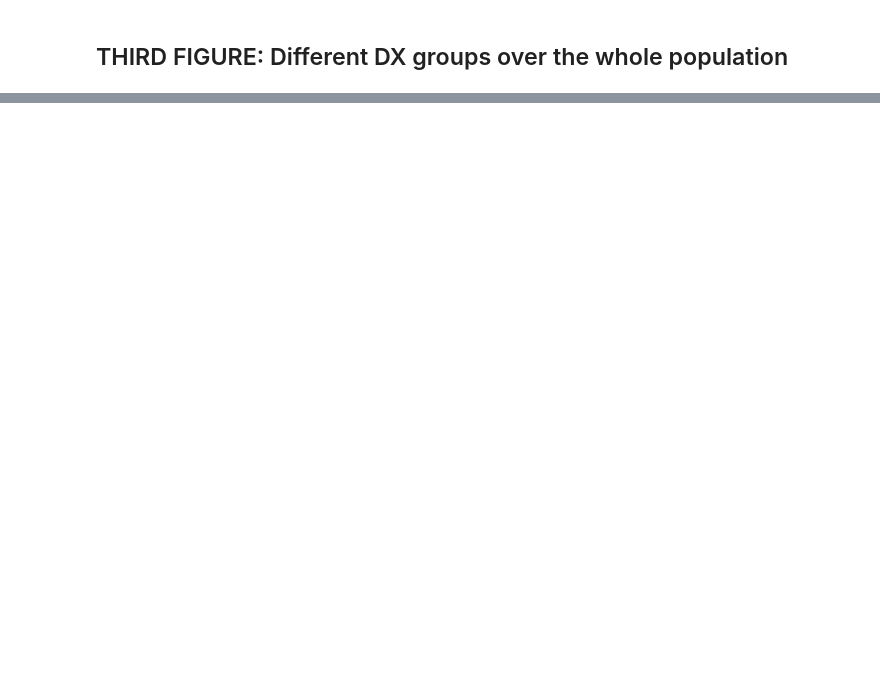
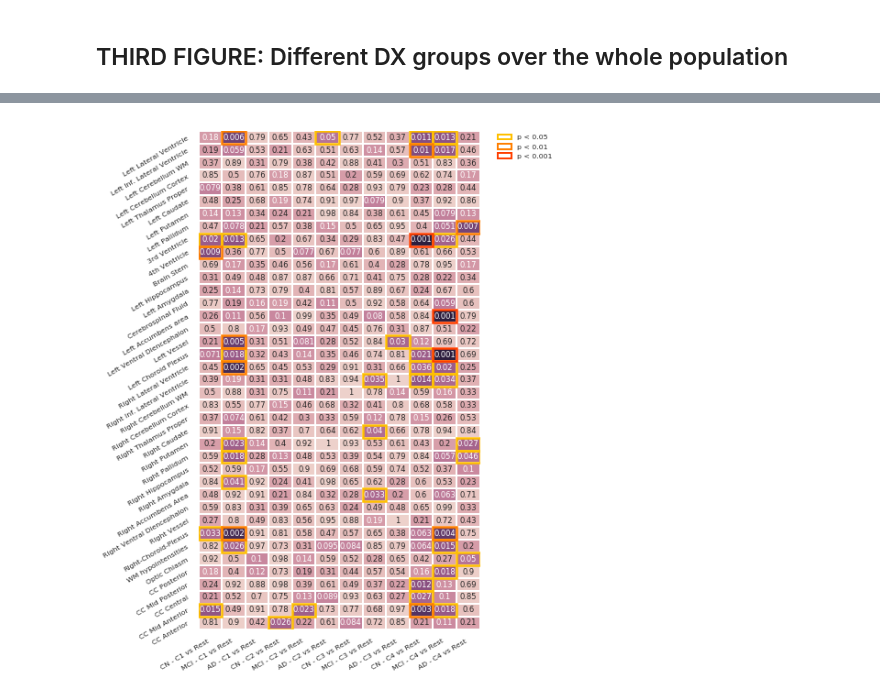
Before and after one commit to GerardMJuan/simlr-ad, a Jupyter notebook: jupyter-experiments/permutation_test.ipynb, the cells around one changed output, grey strips where cells are left out. Drawn from its saved outputs; the diff is of its cells as text; code cells hidden in the pictures; blank space fills up the shorter version.

```diff
--- a/jupyter-experiments/permutation_test.ipynb
+++ b/jupyter-experiments/permutation_test.ipynb
@@ -592,33 +596,35 @@ prob_names = ["CN - C1 vs Rest", "MCI - C1 vs Rest", "AD - C1 vs Rest",
              "CN - C4 vs Rest", "MCI - C4 vs Rest", "AD - C4 vs Rest"]
 
 cmap = sns.cubehelix_palette(11, reverse=False, as_cmap=True)
 # Draw a heatmap with the numeric values in each cell
 ax2 = sns.heatmap(df_percentiles.T, annot=percentiles_base.T, linewidths=1, ax=ax, cbar=False, cmap=cmap,
                   cbar_kws={"ticks":[0,0.5,1,1.3,1.5,2,2.5,3]}, xticklabels=prob_names, yticklabels=feature_names_fig, vmin = 0, vmax = 3)
 plt.yticks(rotation=30)
 plt.xticks(rotation=30, ha="right")
 
 # Draw rectangles about the significant values. The significant values should be added AUTOMATICALLY
 
 from matplotlib.patches import Rectangle, Patch
 
 
 colors = sns.color_palette("autumn_r", 3)
 ## Add rectangles
 for sq in p005:
     ax2.add_patch(Rectangle((sq[0], sq[1]), 1, 1, fill=False, edgecolor=colors[0], lw=2.5))
 
 for sq in p001:
     ax2.add_patch(Rectangle((sq[0], sq[1]), 1, 1, fill=False, edgecolor=colors[1], lw=2.5))
 
 for sq in p0001:
     ax2.add_patch(Rectangle((sq[0], sq[1]), 1, 1, fill=False, edgecolor=colors[2], lw=2.5))
 
 p1 = Patch(edgecolor=colors[0], fill=False, label='p < 0.05', linewidth=2)
 p2 = Patch(edgecolor=colors[1], fill=False, label='p < 0.01', linewidth=2)
 p3 = Patch(edgecolor=colors[2], fill=False, label='p < 0.001', linewidth=2)
 
-plt.legend([p1, p2, p3], ['p < 0.05','p < 0.01','p < 0.001'], bbox_to_anchor=(1.05, 1), loc=2, borderaxespad=0.1)
+plt.legend([p1, p2, p3], ['p < 0.05','p < 0.01','p < 0.001'], bbox_to_anchor=(1.05, 1), loc=2, borderaxespad=0.1, frameon=False)
 ## Also create a legend for the rectangles. Would be great to have three factors: <0.05, <0.01, <0.001
-plt.savefig('groupsdxcluster_againstrest.png', dpi=300, bbox_inches='tight')
-# plt.savefig('groupsdxcluster_againstrest.eps', format='eps', dpi=300, bbox_inches='tight')
+# plt.savefig('groupsdxcluster_againstrest.png', dpi=300, bbox_inches='tight')
+plt.savefig('groupsdxcluster_againstrest.eps', format='eps', dpi=300, bbox_inches='tight')
+# %% [output]
+[figure, added]
```
Also changed, not shown: parts of 3 cells of this notebook, 10 other files.
